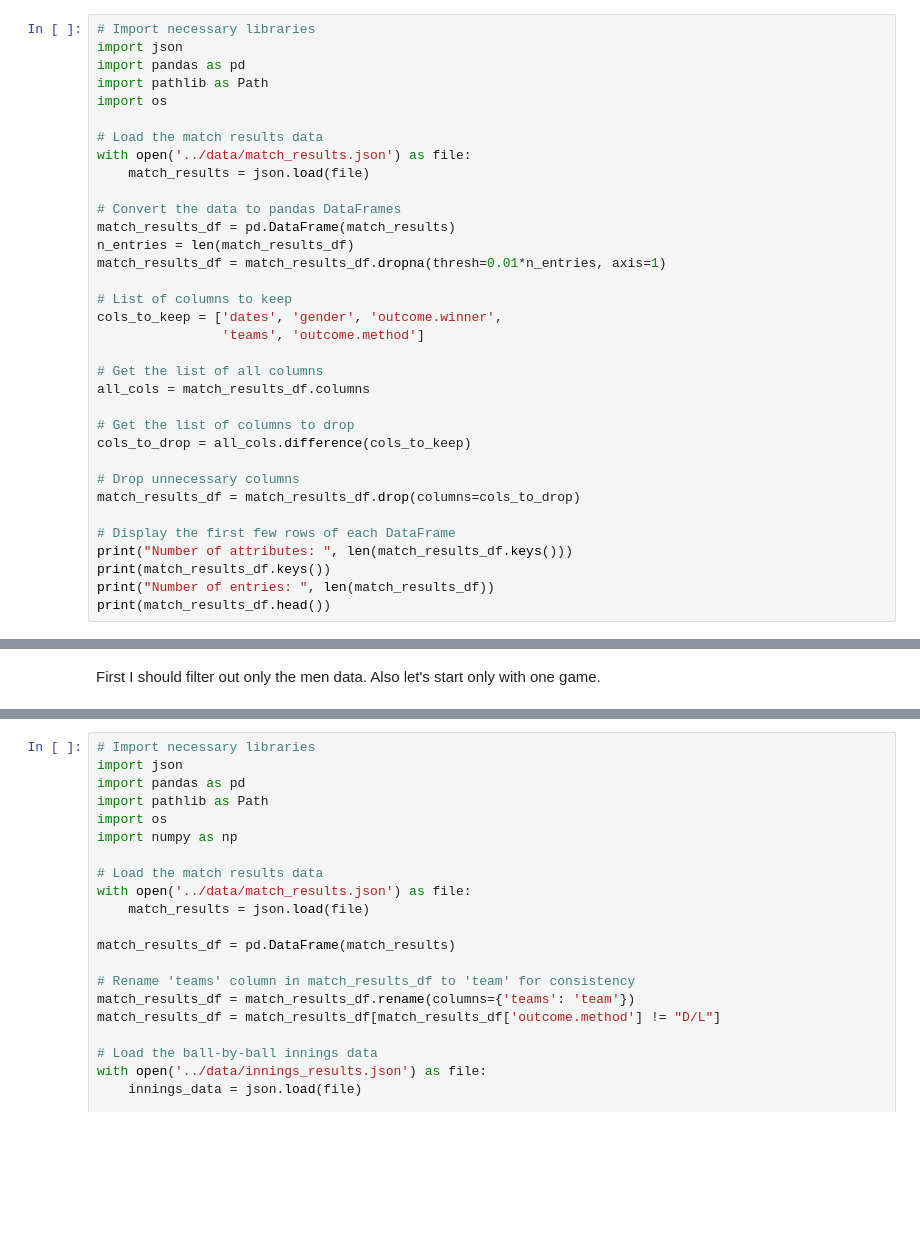
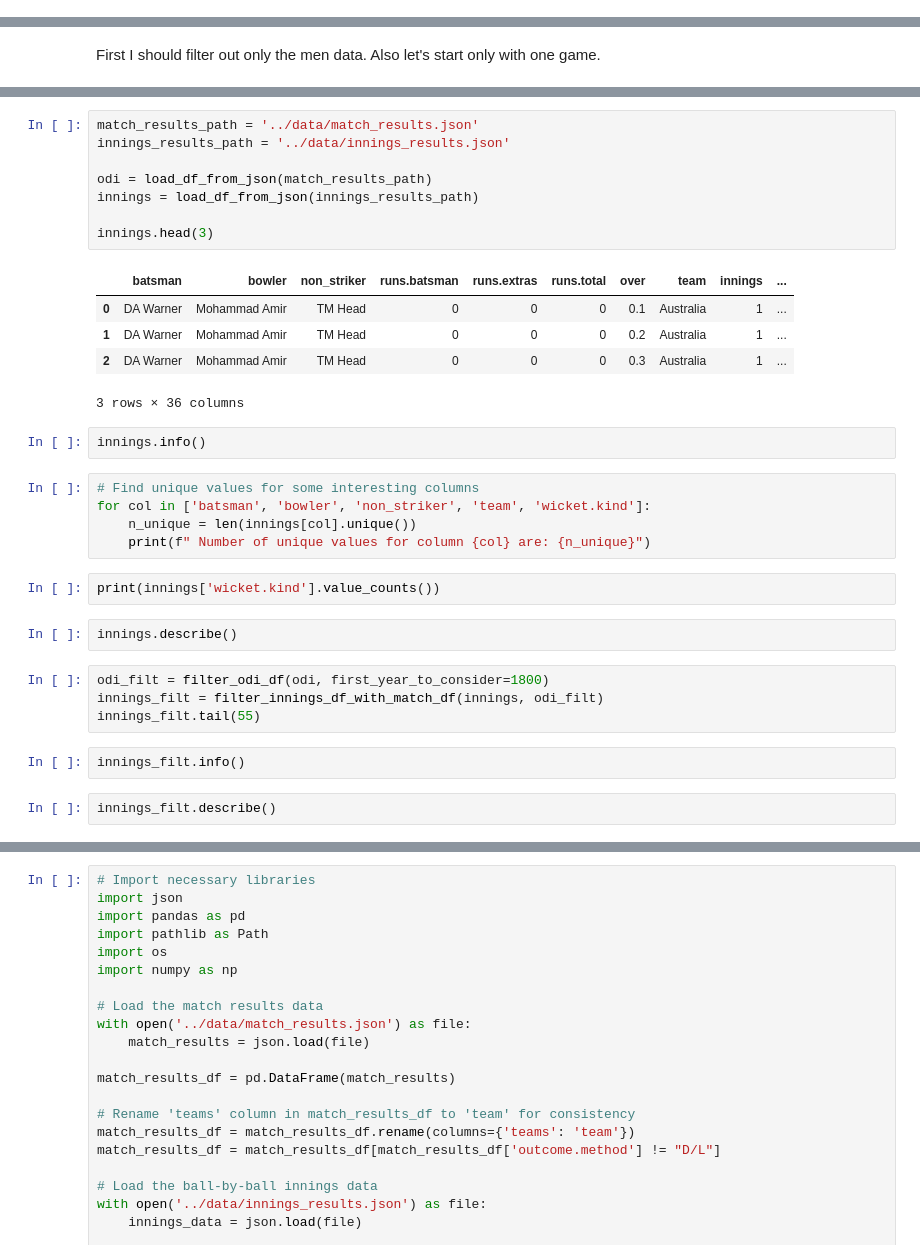
Before and after one commit to stecasta/cricket-predictions, a Jupyter notebook: notebooks/assessment.ipynb, the cells around one changed output, grey strips where cells are left out. Cells and saved outputs as stored; diff of their text form; blank space fills up the shorter version.

```diff
--- a/notebooks/assessment.ipynb
+++ b/notebooks/assessment.ipynb
@@ -13,34 +10,0 @@ So here we work only with the match result data. We just want to know the win re
-# %%
-# Import necessary libraries
-import json
-import pandas as pd
-import pathlib as Path
-import os
-
-# Load the match results data
-with open('../data/match_results.json') as file:
-    match_results = json.load(file)
-
-# Convert the data to pandas DataFrames
-match_results_df = pd.DataFrame(match_results)
-n_entries = len(match_results_df)
-match_results_df = match_results_df.dropna(thresh=0.01*n_entries, axis=1)
-
-# List of columns to keep
-cols_to_keep = ['dates', 'gender', 'outcome.winner',
-                'teams', 'outcome.method']
-
-# Get the list of all columns
-all_cols = match_results_df.columns
-
-# Get the list of columns to drop
-cols_to_drop = all_cols.difference(cols_to_keep)
-
-# Drop unnecessary columns
-match_results_df = match_results_df.drop(columns=cols_to_drop)
-
-# Display the first few rows of each DataFrame
-print("Number of attributes: ", len(match_results_df.keys()))
-print(match_results_df.keys())
-print("Number of entries: ", len(match_results_df))
-print(match_results_df.head())
@@ -120,3 +229,36 @@ def shift_resources(df):
     df.loc[df.index[0], 'runs_needed_to_par'] = df.loc[df.index[0], 'first_innings_runs']
 
     return df
+# %%
+match_results_path = '../data/match_results.json'
+innings_results_path = '../data/innings_results.json'
+
+odi = load_df_from_json(match_results_path)
+innings = load_df_from_json(innings_results_path)
+
+innings.head(3)
+# %% [output]
+|  | batsman | bowler | non_striker | runs.batsman | runs.extras | runs.total | over | team | innings | ... |
+| 0 | DA Warner | Mohammad Amir | TM Head | 0 | 0 | 0 | 0.1 | Australia | 1 | ... |
+| 1 | DA Warner | Mohammad Amir | TM Head | 0 | 0 | 0 | 0.2 | Australia | 1 | ... |
+| 2 | DA Warner | Mohammad Amir | TM Head | 0 | 0 | 0 | 0.3 | Australia | 1 | ... |
+3 rows × 36 columns
+# %%
+innings.info()
+# %%
+# Find unique values for some interesting columns
+for col in ['batsman', 'bowler', 'non_striker', 'team', 'wicket.kind']:
+    n_unique = len(innings[col].unique())
+    print(f" Number of unique values for column {col} are: {n_unique}")
+# %%
+print(innings['wicket.kind'].value_counts())
+# %%
+innings.describe()
+# %%
+odi_filt = filter_odi_df(odi, first_year_to_consider=1800)
+innings_filt = filter_innings_df_with_match_df(innings, odi_filt)
+innings_filt.tail(55)
+# %%
+innings_filt.info()
+# %%
+innings_filt.describe()
```
Also changed, not shown: parts of 56 cells of this notebook.
